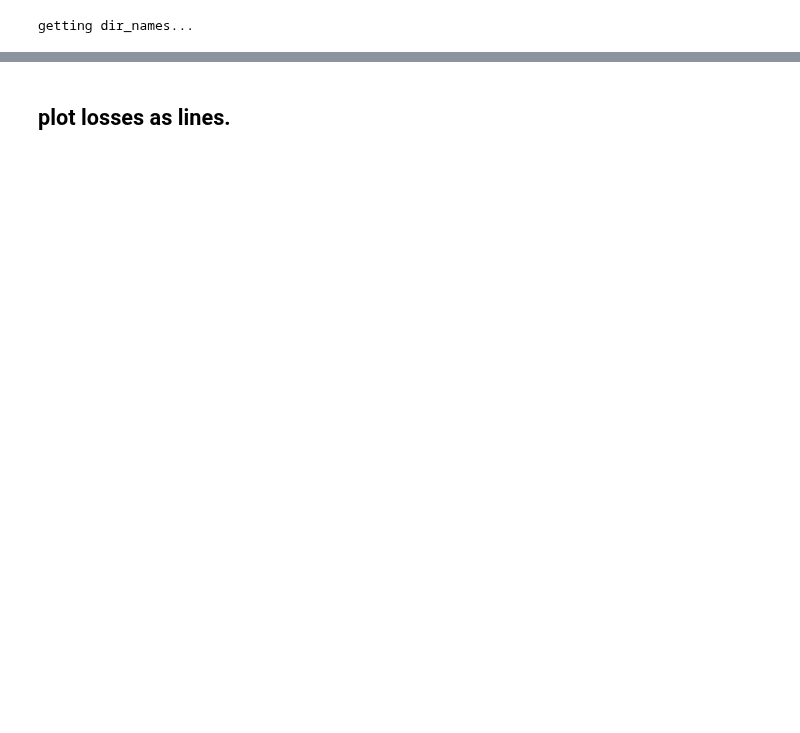
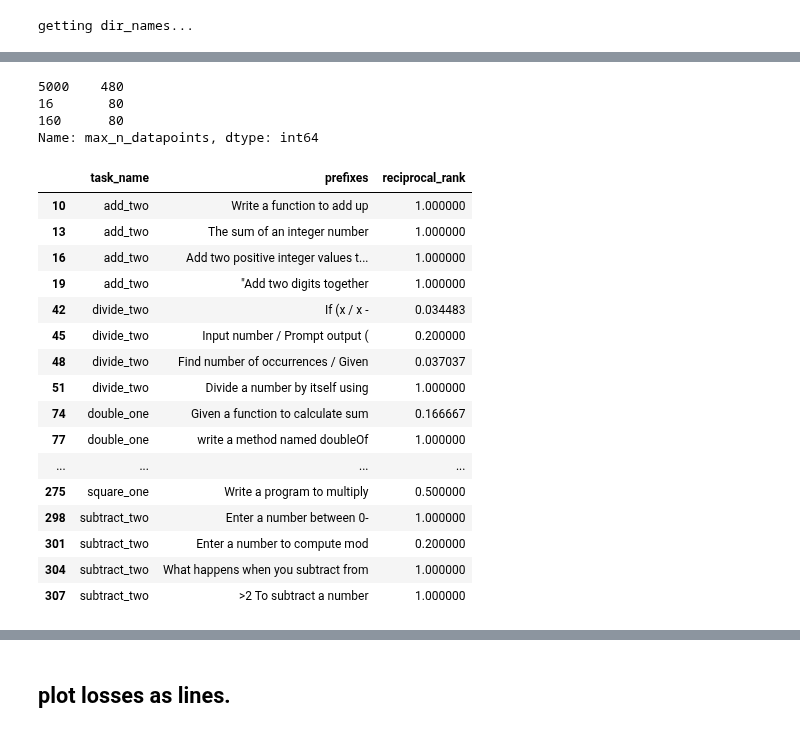
Before and after one commit to csinva/iprompt, a Jupyter notebook: notebooks/09_ablation2_cond.ipynb, the cells around one changed output, grey strips where cells are left out. Saved outputs shown, nothing was run; the diff lists cells and outputs as text; code cells hidden in the pictures; blank space fills up the shorter version.

```diff
--- a/notebooks/09_ablation2_cond.ipynb
+++ b/notebooks/09_ablation2_cond.ipynb
@@ -24,12 +17,12 @@ len(r)
 # %%
 top_prompts = (
-    r.groupby(['task_name', 'n_shots', 'iprompt_conditioning_strategy', 'single_shot_loss', 'seed'])
+    r.groupby(['task_name', 'n_shots', 'iprompt_conditioning_strategy', 'single_shot_loss', 'seed', 'max_n_datapoints'])
 ).first().reset_index()
 print(len(top_prompts))
 
 
-top_prompts['r@10'] = top_prompts['reciprocal_rank'].map(lambda r: (1.0/r) <10.1)
-top_prompts['r@100'] = top_prompts['reciprocal_rank'].map(lambda r: (1.0/r) <100.1)
-top_prompts['r@128'] = top_prompts['reciprocal_rank'].map(lambda r: (1.0/r) <128.1)
+top_prompts['r@10'] = top_prompts['reciprocal_rank'].map(lambda r: (1.0/r) < 10.1)
+top_prompts['r@100'] = top_prompts['reciprocal_rank'].map(lambda r: (1.0/r) < 100.1)
+top_prompts['r@128'] = top_prompts['reciprocal_rank'].map(lambda r: (1.0/r) < 128.1)
 # top_prompts[['task_name', 'seed', 'max_digit', 'prefixes', 'reciprocal_rank']]
 # %% [output]
@@ -44,0 +51,35 @@ TASK_IS_ANLI = top_prompts['task_name'].map(lambda t: t not in MATH_TASK_NAMES)
+# %%
+top_prompts["max_n_datapoints"].value_counts()
+# %% [output]
+5000    480
+16       80
+160      80
+Name: max_n_datapoints, dtype: int64
+# %%
+pd.set_option('display.max_rows', None)
+
+DEFAULT = (
+      (top_prompts['n_shots'] == 5)
+    & (top_prompts['iprompt_conditioning_strategy'] == "")
+    & (top_prompts["single_shot_loss"] == 1)
+    & (top_prompts["max_n_datapoints"] == 5000)
+)
+top_prompts[DEFAULT & TASK_IS_MATH][['task_name', 'prefixes', 'reciprocal_rank']]
+# %% [output]
+|  | task_name | prefixes | reciprocal_rank |
+| 10 | add_two | Write a function to add up | 1.000000 |
+| 13 | add_two | The sum of an integer number | 1.000000 |
+| 16 | add_two | Add two positive integer values t... | 1.000000 |
+| 19 | add_two | "Add two digits together | 1.000000 |
+| 42 | divide_two | If (x / x - | 0.034483 |
+| 45 | divide_two | Input number / Prompt output ( | 0.200000 |
+| 48 | divide_two | Find number of occurrences / Given | 0.037037 |
+| 51 | divide_two | Divide a number by itself using | 1.000000 |
+| 74 | double_one | Given a function to calculate sum | 0.166667 |
+| 77 | double_one | write a method named doubleOf | 1.000000 |
+| ... | ... | ... | ... |
+| 275 | square_one | Write a program to multiply | 0.500000 |
+| 298 | subtract_two | Enter a number between 0- | 1.000000 |
+| 301 | subtract_two | Enter a number to compute mod | 0.200000 |
+| 304 | subtract_two | What happens when you subtract from | 1.000000 |
+| 307 | subtract_two | >2 To subtract a number | 1.000000 |
```
Also changed, not shown: parts of 32 cells of this notebook, 3 other files.
